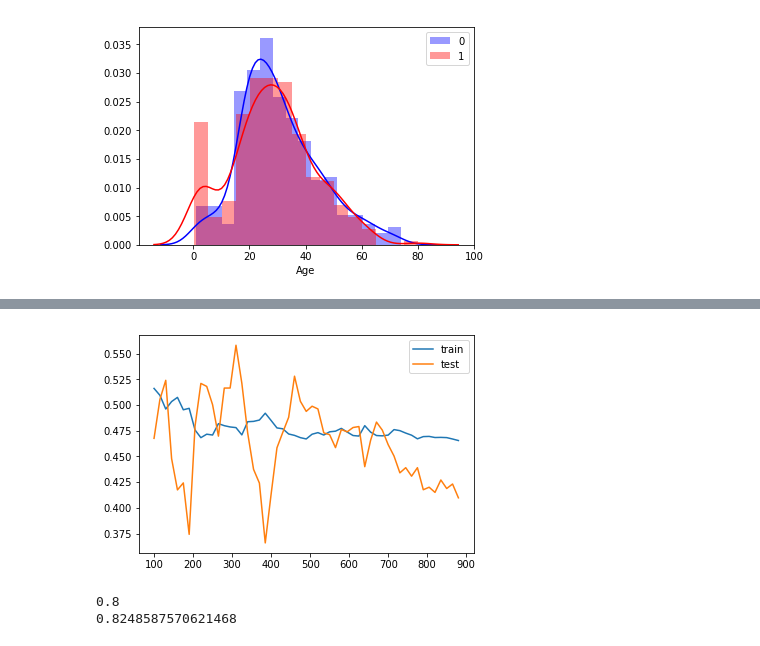
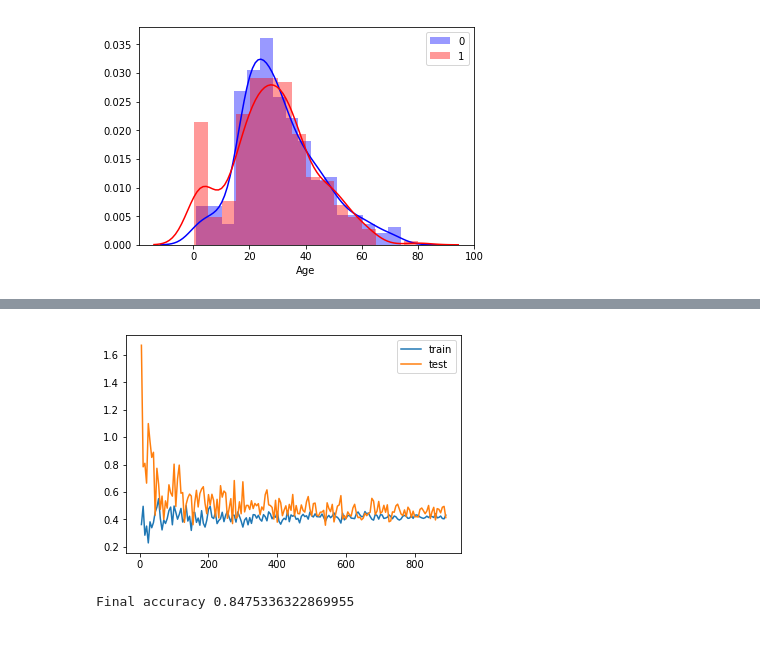
Before and after one commit to kplekhanov/WondrousMachineLaundry, a Jupyter notebook: titanic/logisticRegressionFromScratch.ipynb, the cells around one changed output, grey strips where cells are left out. Drawn from its saved outputs; the diff is of its cells as text; code cells hidden in the pictures.

```diff
--- a/titanic/logisticRegressionFromScratch.ipynb
+++ b/titanic/logisticRegressionFromScratch.ipynb
@@ -101,23 +117,28 @@ Xf.insert(0, "cst", 1.)
 # %%
 activation = sigmoid
-n_iter = 1000
-alpha = 0.1
-reg = 10
-frac_train = 0.8
+n_iter = 2000
+alpha = 0.25
+reg = 1
+frac_train = 0.75
 m, n = Xf.shape
+m1_arr = np.arange(5, m, 5)
+score_train_arr, score_test_arr = [], []
 
-## gradient descent
-m1_arr = np.arange(100, m, 15)
-J_train_arr = []
-J_test_arr = []
 for m1 in m1_arr:
-    print(m1)
+    print("\r{0} out of {1}".format(m1, m), end='\r')
+    # randomly choosing samples
+    row_sampler = np.random.choice(m, m1, replace=False)
+    ynp_m1 = yf.loc[row_sampler].to_numpy()
+    Xnp_m1 = Xf.loc[row_sampler, :].to_numpy()
+    # splitting into train and test
     m1_train = int(m1 * frac_train)
-    ynp_train = yf.loc[:m1_train].to_numpy()
-    Xnp_train = Xf.loc[:m1_train,:].to_numpy()
-    ynp_test = yf.loc[m1_train:m1].to_numpy()
-    Xnp_test = Xf.loc[m1_train:m1,:].to_numpy()
-    theta = getThetaGD(Xnp_train, ynp_train, n_iter, alpha, reg)
-    J_train_arr.append(getCostShanon(Xnp_train, ynp_train, theta, reg))
-    J_test_arr.append(getCostShanon(Xnp_test, ynp_test, theta, reg=0))
+    ynp_m1_train = ynp_m1[:m1_train]
+    Xnp_m1_train = Xnp_m1[:m1_train, :]
+    ynp_m1_test = ynp_m1[m1_train:m1]
+    Xnp_m1_test = Xnp_m1[m1_train:m1, :]
+    # training
+    theta = getThetaGD(Xnp_m1_train, ynp_m1_train, n_iter, alpha, reg)
+    # evaluating
+    score_train_arr.append(getCostShanon(Xnp_m1_train, ynp_m1_train, theta, reg))
+    score_test_arr.append(getCostShanon(Xnp_m1_test, ynp_m1_test, theta, reg))
 # %% [output]
@@ -141,16 +146,12 @@ for m1 in m1_arr:
 # %%
+from sklearn.metrics import accuracy_score, f1_score
 fig, fax = plt.subplots()
-fax.plot(m1_arr, J_train_arr, label="train")
-fax.plot(m1_arr, J_test_arr, label="test")
+fax.plot(m1_arr, score_train_arr, label="train")
+fax.plot(m1_arr, score_test_arr, label="test")
 plt.legend()
 plt.show()
+ynp_m1_test_exp = activation(Xnp_m1_test @ theta) >= 0.5
+print("Final accuracy", accuracy_score(ynp_m1_test_exp, ynp_m1_test))
 # %% [output]
-[figure, old version]
+[figure, new version]
+Final accuracy 0.8475336322869955
-# %%
-hnp_train = activation(Xnp_train @ theta)
-print(((hnp_train < 0.5) ^ ynp_train).sum() / ((hnp_train < 0.5) ^ ynp_train).size)
-hnp_test = activation(Xnp_test @ theta)
-print(((hnp_test < 0.5) ^ ynp_test).sum() / ((hnp_test < 0.5) ^ ynp_test).size)
-# %% [output]
-0.8
-0.8248587570621468
```
Also changed, not shown: parts of 5 cells of this notebook, 1 other file.
